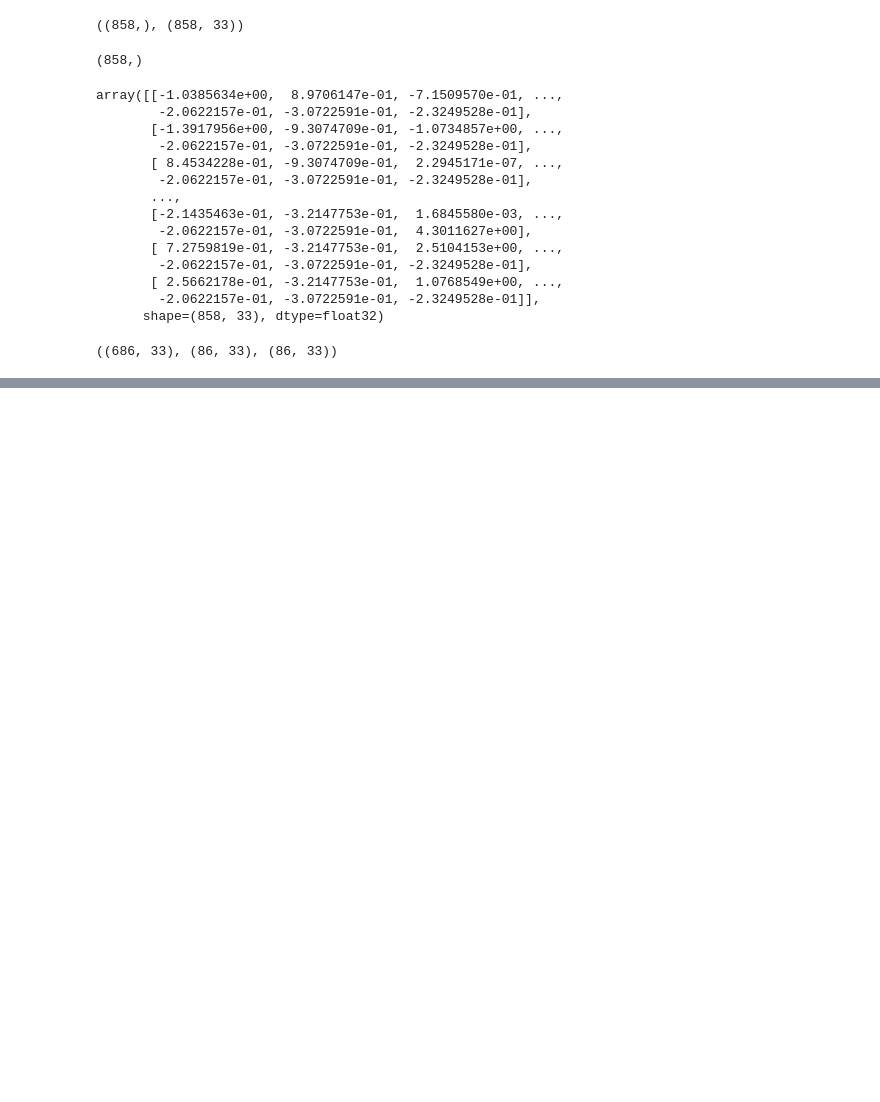
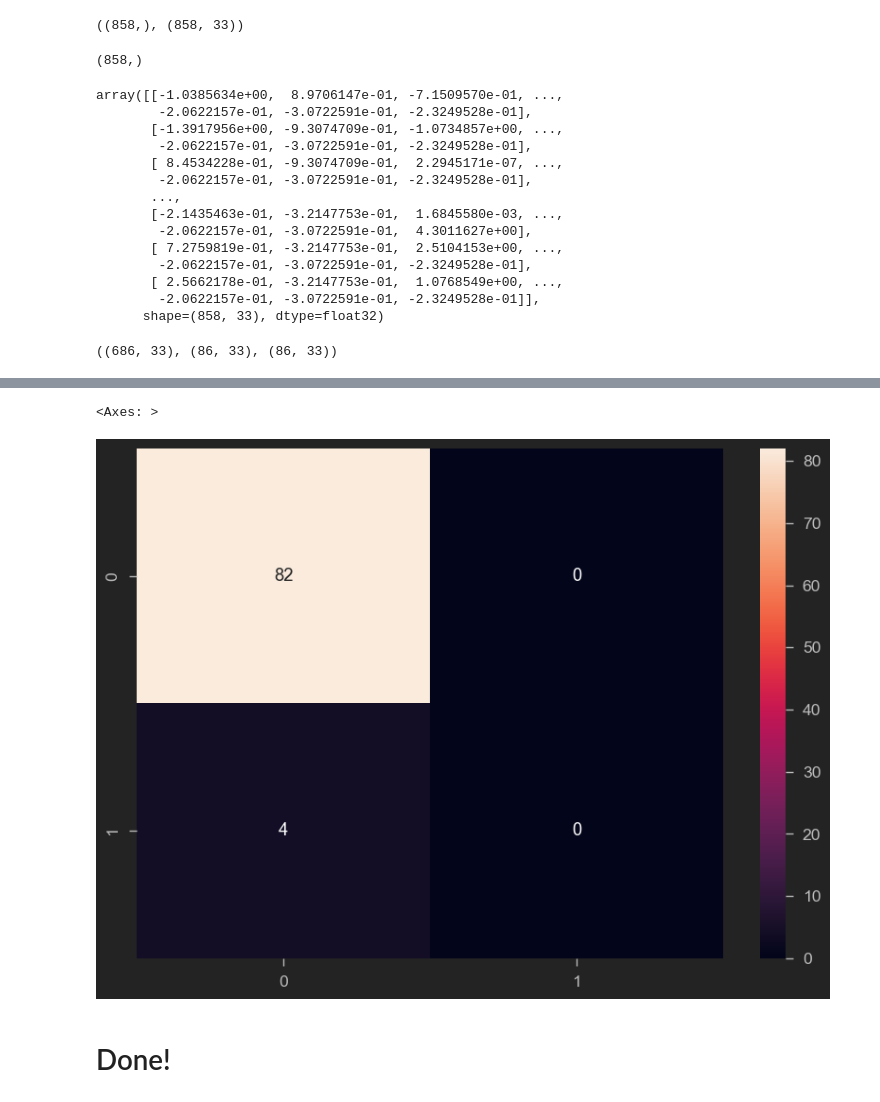
Before and after one commit to sreerag-chandrasekharan/Cervical-Cancer-detection-XG-Boost-Algorithm, a Jupyter notebook: Main.ipynb, the cells around one changed output, grey strips where cells are left out. Saved outputs shown, nothing was run; the diff lists cells and outputs as text; code cells hidden in the pictures; blank space fills up the shorter version.

Commit message:
Training and validation

```diff
--- a/Main.ipynb
+++ b/Main.ipynb
@@ -309,0 +314,7 @@ X_train.shape, X_val.shape, X_test.shape  # Check the shapes of the training, va
+# %%
+# Train an XGBoost classifier model
+import xgboost as xgb
+
+xgb_model = xgb.XGBClassifier(learning_rate=0.1, max_depth=5, n_estimators=10)  # Initialize the XGBoost classifier model
+
+xgb_model.fit(X_train, y_train)  # Fit the model to the training data
@@ -309,0 +345,7 @@ X_train.shape, X_val.shape, X_test.shape  # Check the shapes of the training, va
+# %%
+# confussion matrix and classification report
+from sklearn.metrics import confusion_matrix, classification_report
+
+# print the classification report
+y_pred = xgb_model.predict(X_test)
+print(classification_report(y_test, y_pred))
@@ -309,0 +361,11 @@ X_train.shape, X_val.shape, X_test.shape  # Check the shapes of the training, va
+# %%
+# confussion matrix
+cm = confusion_matrix(y_test, y_pred)  # Calculate the confusion matrix for the test set predictions
+# heatmap of the confusion matrix
+plt.figure(figsize=(10, 7))
+sns.heatmap(cm, annot=True)
+# %% [output]
+<Axes: >
+[figure, added]
+# %% [markdown]
+# Done!
```
Also changed, not shown: parts of 6 cells of this notebook.
